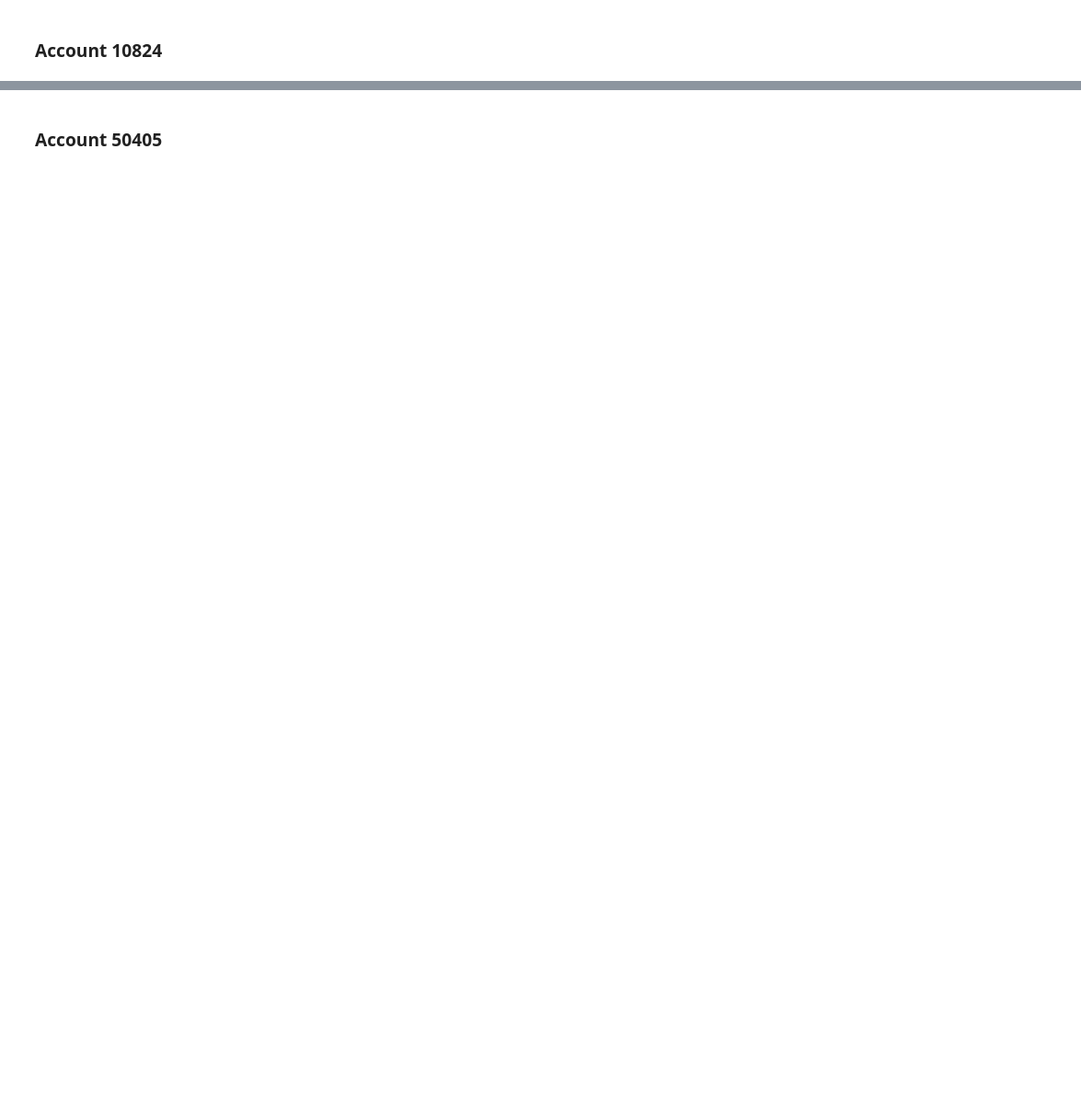
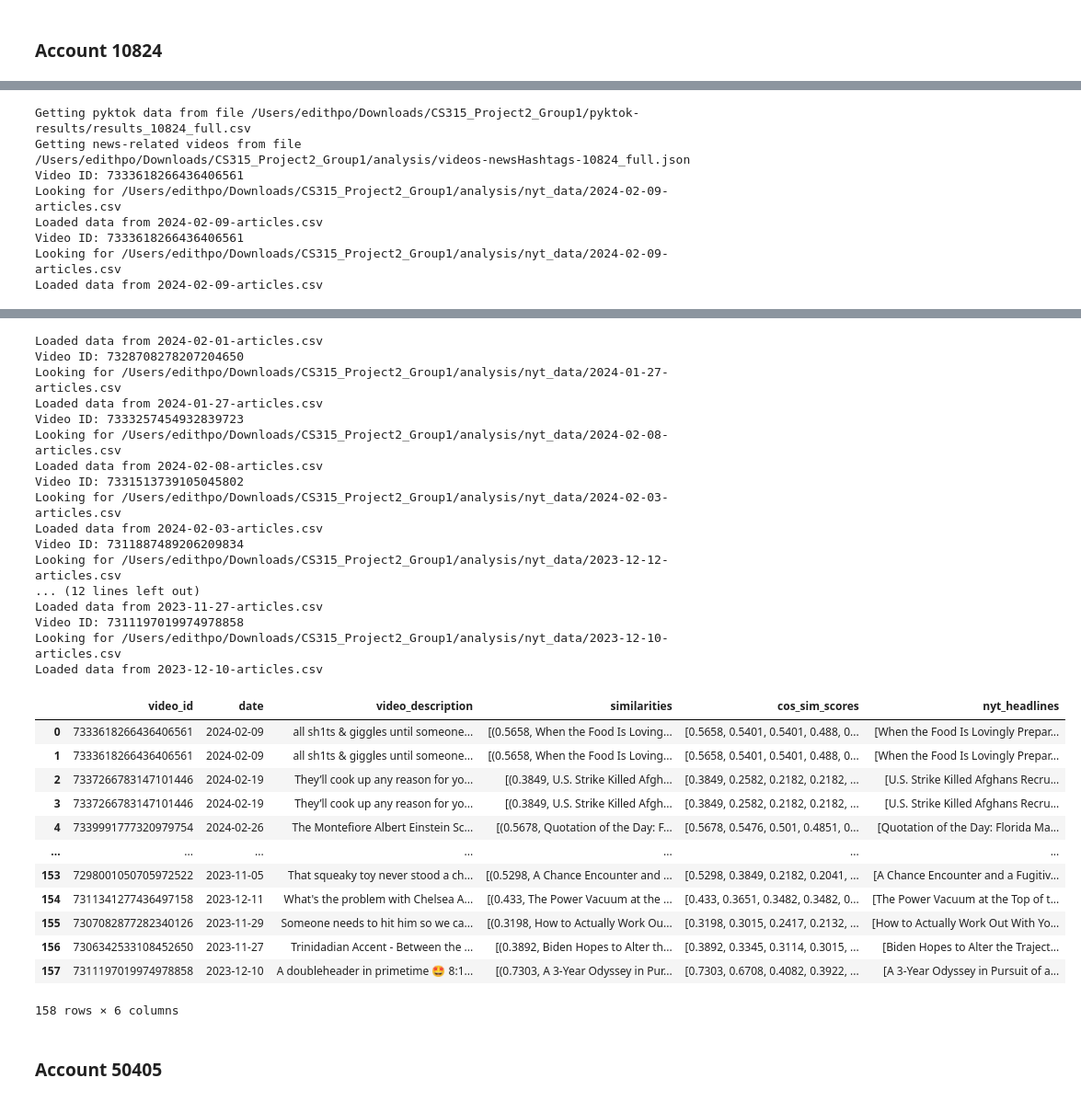
Before and after one commit to ep108/CS315_Project2_Group1, a Jupyter notebook: analysis/applying_cosine_similarity.ipynb, the cells around one changed output, grey strips where cells are left out. Shown at 92% size. Drawn from its saved outputs; the diff is of its cells as text; code cells hidden in the pictures; blank space fills up the shorter version.

Commit message:
nyt data for users 10824 and 50405

```diff
--- a/analysis/applying_cosine_similarity.ipynb
+++ b/analysis/applying_cosine_similarity.ipynb
@@ -68,6 +68,24 @@ def check_file_exists(filepath,filename):
     if filename in os.listdir(filepath):
         return True
     return False
+
+# def get_nyt_data(date,key,save_csv):
+#     '''Takes a date, NYT API key, and boolean for whether to save data as csv.
+#     Returns a df containing the abstract, lead_paragraph, pub_date,
+#     document_type, section_name, type_of_material, headline, and keywords
+#     of articles for that date and saves df to {date}-articles.csv.'''
+#     # check if articles for given date exist
+#     filepath = f'{analysis_dir}/nyt_data/' # save files to analysis/nyt_data folder
+#     filename = f'{date}-articles.csv'
+#     file_exists = check_file_exists(filepath,filename)
+
+#     if file_exists: # reads df from existing file if file exists
+#         nyt_data = pd.read_csv(f'{filepath}/{filename}')
+#     else: # gets articles by calling NYT API and creates df
+#         articles = nyt.get_articles_by_date(date,key)
+#         nyt_data = nyt.create_df(articles,date,filepath,write_csv=save_csv)
+#     return nyt_data
+
 
 def get_nyt_data(date,key,save_csv):
     '''Takes a date, NYT API key, and boolean for whether to save data as csv.
@@ -80,7 +98,11 @@ def get_nyt_data(date,key,save_csv):
     file_exists = check_file_exists(filepath,filename)
 
     if file_exists: # reads df from existing file if file exists
-        nyt_data = pd.read_csv(f'{filepath}/{filename}')
+        try:
+            nyt_data = pd.read_csv(f'{filepath}/{filename}')
+        except Exception as e:
+            print(e)
+            return e
     else: # gets articles by calling NYT API and creates df
         articles = nyt.get_articles_by_date(date,key)
         nyt_data = nyt.create_df(articles,date,filepath,write_csv=save_csv)
@@ -195,6 +229,11 @@ def apply_cosine_similarity_by_feature(news_vids,video_id,key,feature):
         print(fnfe)
         print(f'File {nyt_filename} not found. Creating it instead.')
         nyt_df = get_nyt_data(date,key,True)
+    except Exception as e:
+        print(e)
+        print(f'File {nyt_filename} not found. Creating it instead.')
+        nyt_df = get_nyt_data(date,key,True)
+        nyt_df = pd.DataFrame() # empty dataframe
 
     # Get all the headlines for the date
     try:
@@ -291,7 +330,7 @@ def get_results_by_key(key,code,feature):
 
     return df
 
-def get_results_by_filenames(metadata_file,news_vid_file,feature):
+def get_results_by_filenames(metadata_file,news_vid_file,feature,code):
     # Get data for given files
     metadata = get_pyktok_metadata_by_filename(metadata_file)
     news_vids = get_news_vids_by_filename(news_vid_file)
@@ -471,0 +525,17 @@ Problem with getting the cosine similarities for video 7276635366172527914
+# %%
+# Use get results by filename
+code = 10824
+metadata_file = 'results_10824_full.csv'
+news_vid_file = 'videos-newsHashtags-10824_full.json'
+feature = 'video_description'#'suggested_words'
+df10824 = get_results_by_filenames(metadata_file,news_vid_file,feature,code)
+df10824
+# %% [output]
+Getting pyktok data from file /Users/edithpo/Downloads/CS315_Project2_Group1/pyktok-results/results_10824_full.csv
+Getting news-related videos from file /Users/edithpo/Downloads/CS315_Project2_Group1/analysis/videos-newsHashtags-10824_full.json
+Video ID: 7333618266436406561
+Looking for /Users/edithpo/Downloads/CS315_Project2_Group1/analysis/nyt_data/2024-02-09-articles.csv
+Loaded data from 2024-02-09-articles.csv
+Video ID: 7333618266436406561
+Looking for /Users/edithpo/Downloads/CS315_Project2_Group1/analysis/nyt_data/2024-02-09-articles.csv
+Loaded data from 2024-02-09-articles.csv
@@ -472,2 +663,32 @@ Problem with getting the cosine similarities for video 7276635366172527914
+Loaded data from 2024-02-01-articles.csv
+Video ID: 7328708278207204650
+Looking for /Users/edithpo/Downloads/CS315_Project2_Group1/analysis/nyt_data/2024-01-27-articles.csv
+Loaded data from 2024-01-27-articles.csv
+Video ID: 7333257454932839723
+Looking for /Users/edithpo/Downloads/CS315_Project2_Group1/analysis/nyt_data/2024-02-08-articles.csv
+Loaded data from 2024-02-08-articles.csv
+Video ID: 7331513739105045802
+Looking for /Users/edithpo/Downloads/CS315_Project2_Group1/analysis/nyt_data/2024-02-03-articles.csv
+Loaded data from 2024-02-03-articles.csv
+Video ID: 7311887489206209834
+Looking for /Users/edithpo/Downloads/CS315_Project2_Group1/analysis/nyt_data/2023-12-12-articles.csv
+... (12 lines left out)
+Loaded data from 2023-11-27-articles.csv
+Video ID: 7311197019974978858
+Looking for /Users/edithpo/Downloads/CS315_Project2_Group1/analysis/nyt_data/2023-12-10-articles.csv
+Loaded data from 2023-12-10-articles.csv
+|  | video_id | date | video_description | similarities | cos_sim_scores | nyt_headlines |
+| 0 | 7333618266436406561 | 2024-02-09 | all sh1ts & giggles until someone... | [(0.5658, When the Food Is Loving... | [0.5658, 0.5401, 0.5401, 0.488, 0... | [When the Food Is Lovingly Prepar... |
+| 1 | 7333618266436406561 | 2024-02-09 | all sh1ts & giggles until someone... | [(0.5658, When the Food Is Loving... | [0.5658, 0.5401, 0.5401, 0.488, 0... | [When the Food Is Lovingly Prepar... |
+| 2 | 7337266783147101446 | 2024-02-19 | They’ll cook up any reason for yo... | [(0.3849, U.S. Strike Killed Afgh... | [0.3849, 0.2582, 0.2182, 0.2182, ... | [U.S. Strike Killed Afghans Recru... |
+| 3 | 7337266783147101446 | 2024-02-19 | They’ll cook up any reason for yo... | [(0.3849, U.S. Strike Killed Afgh... | [0.3849, 0.2582, 0.2182, 0.2182, ... | [U.S. Strike Killed Afghans Recru... |
+| 4 | 7339991777320979754 | 2024-02-26 | The Montefiore Albert Einstein Sc... | [(0.5678, Quotation of the Day: F... | [0.5678, 0.5476, 0.501, 0.4851, 0... | [Quotation of the Day: Florida Ma... |
+| ... | ... | ... | ... | ... | ... | ... |
+| 153 | 7298001050705972522 | 2023-11-05 | That squeaky toy never stood a ch... | [(0.5298, A Chance Encounter and ... | [0.5298, 0.3849, 0.2182, 0.2041, ... | [A Chance Encounter and a Fugitiv... |
+| 154 | 7311341277436497158 | 2023-12-11 | What's the problem with Chelsea A... | [(0.433, The Power Vacuum at the ... | [0.433, 0.3651, 0.3482, 0.3482, 0... | [The Power Vacuum at the Top of t... |
+| 155 | 7307082877282340126 | 2023-11-29 | Someone needs to hit him so we ca... | [(0.3198, How to Actually Work Ou... | [0.3198, 0.3015, 0.2417, 0.2132, ... | [How to Actually Work Out With Yo... |
+| 156 | 7306342533108452650 | 2023-11-27 | Trinidadian Accent - Between the ... | [(0.3892, Biden Hopes to Alter th... | [0.3892, 0.3345, 0.3114, 0.3015, ... | [Biden Hopes to Alter the Traject... |
+| 157 | 7311197019974978858 | 2023-12-10 | A doubleheader in primetime 🤩 8:1... | [(0.7303, A 3-Year Odyssey in Pur... | [0.7303, 0.6708, 0.4082, 0.3922, ... | [A 3-Year Odyssey in Pursuit of a... |
+158 rows × 6 columns
 # %% [markdown]
 ### Account 50405
```
Also changed, not shown: parts of 7 cells of this notebook, 1 other file.
